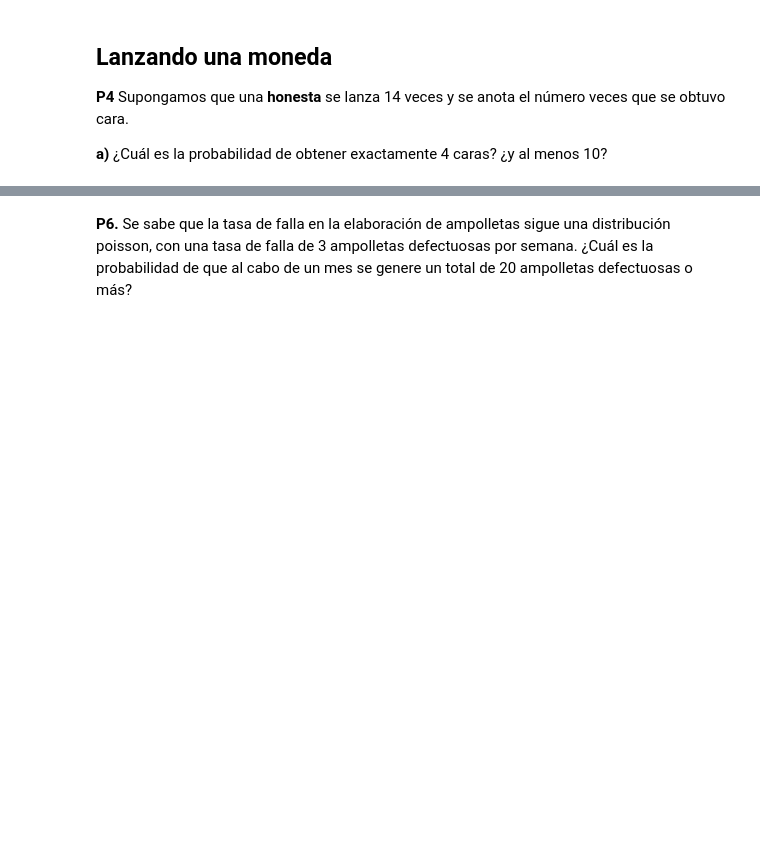
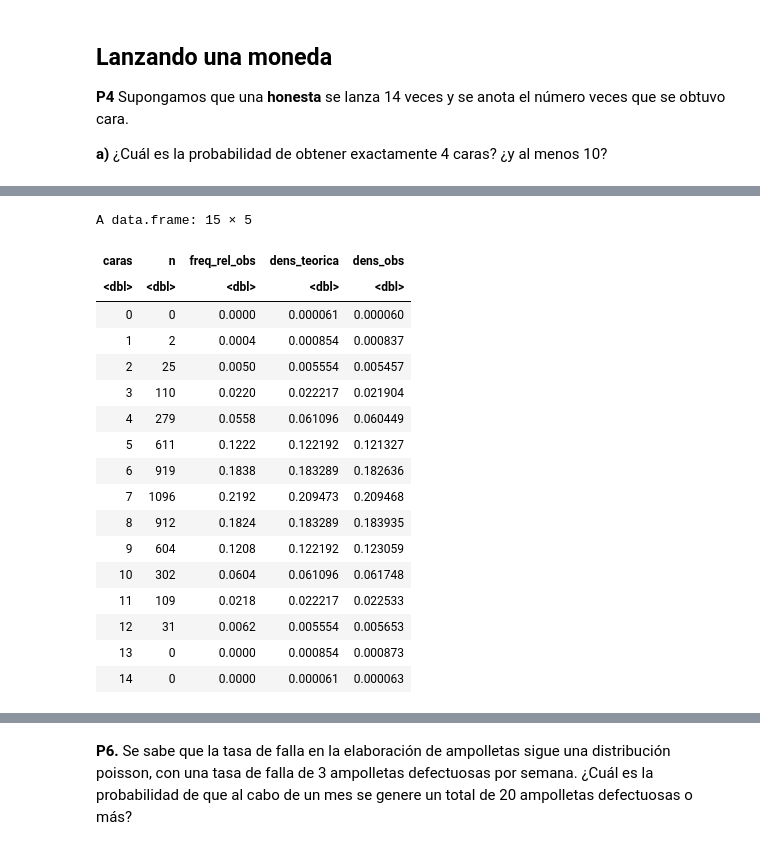
Before and after one commit to majorquev/DBDC_202406_Programacion_en_R_para_ciencia_de_datos, a Jupyter notebook: Clases/C7/Clase7_2_Distribuciones_de_probabilidad_en_r.ipynb, the cells around one changed output, grey strips where cells are left out. Drawn from its saved outputs; the diff is of its cells as text; code cells hidden in the pictures; blank space fills up the shorter version.

```diff
--- a/Clases/C7/Clase7_2_Distribuciones_de_probabilidad_en_r.ipynb
+++ b/Clases/C7/Clase7_2_Distribuciones_de_probabilidad_en_r.ipynb
@@ -170,0 +364,21 @@ Donde $n$ es el total de ensayos realizados y $x$ es la cantidad de éxitos obse
+# %%
+df_aux3
+# %% [output]
+A data.frame: 15 × 5
+| caras | n | freq_rel_obs | dens_teorica | dens_obs |
+| <dbl> | <dbl> | <dbl> | <dbl> | <dbl> |
+| 0 | 0 | 0.0000 | 0.000061 | 0.000060 |
+| 1 | 2 | 0.0004 | 0.000854 | 0.000837 |
+| 2 | 25 | 0.0050 | 0.005554 | 0.005457 |
+| 3 | 110 | 0.0220 | 0.022217 | 0.021904 |
+| 4 | 279 | 0.0558 | 0.061096 | 0.060449 |
+| 5 | 611 | 0.1222 | 0.122192 | 0.121327 |
+| 6 | 919 | 0.1838 | 0.183289 | 0.182636 |
+| 7 | 1096 | 0.2192 | 0.209473 | 0.209468 |
+| 8 | 912 | 0.1824 | 0.183289 | 0.183935 |
+| 9 | 604 | 0.1208 | 0.122192 | 0.123059 |
+| 10 | 302 | 0.0604 | 0.061096 | 0.061748 |
+| 11 | 109 | 0.0218 | 0.022217 | 0.022533 |
+| 12 | 31 | 0.0062 | 0.005554 | 0.005653 |
+| 13 | 0 | 0.0000 | 0.000854 | 0.000873 |
+| 14 | 0 | 0.0000 | 0.000061 | 0.000063 |
```
Also changed, not shown: parts of 44 cells of this notebook.
